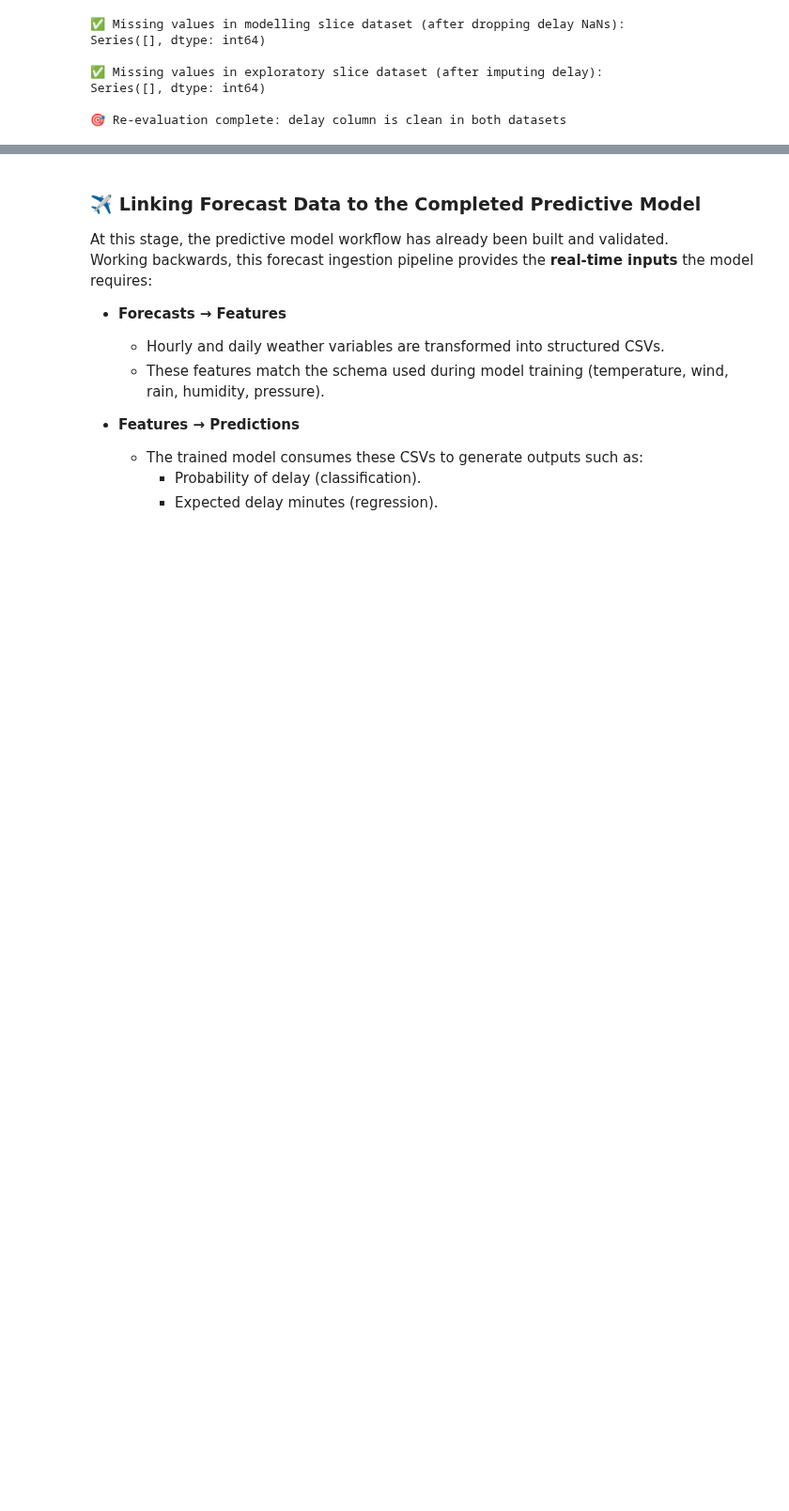
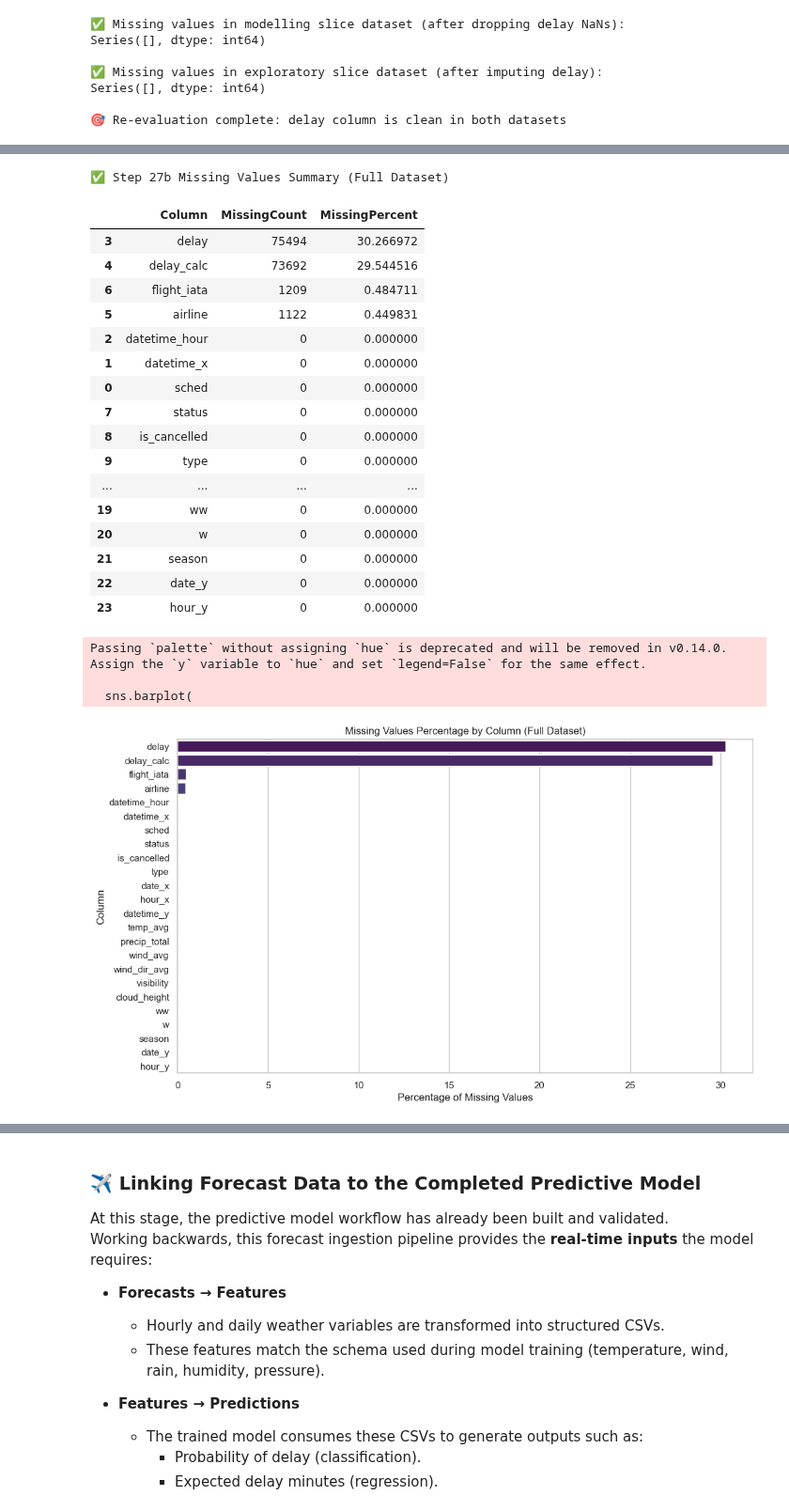
Before and after one commit to ECronin1973/programming-for-data-analytics, a Jupyter notebook: project/flight_reroute_dub.ipynb, the cells around one changed output, grey strips where cells are left out. Shown at 94% size. Saved outputs shown, nothing was run; the diff lists cells and outputs as text; code cells hidden in the pictures; blank space fills up the shorter version.

```diff
--- a/project/flight_reroute_dub.ipynb
+++ b/project/flight_reroute_dub.ipynb
@@ -3446,0 +3525,55 @@ Series([], dtype: int64)
+# %%
+# Step 27b – Missing Values Analysis (Full Dataset)
+import seaborn as sns
+import matplotlib.pyplot as plt
+
+# --- Reload full dataset for reproducibility ---
+merged_full = pd.read_csv("data/s27_merged_flights_weather.csv")
+
+# --- Build missing values summary ---
+missing_summary = (
+    merged_full.isna().sum()
+    .to_frame(name="MissingCount")
+    .reset_index()
+    .rename(columns={"index": "Column"})
+)
+missing_summary["MissingPercent"] = (
+    missing_summary["MissingCount"] / len(merged_full) * 100
+)
+
+print("✅ Step 27b Missing Values Summary (Full Dataset)")
+display(missing_summary.sort_values("MissingPercent", ascending=False))
+
+# --- Visualise missingness ---
+plt.figure(figsize=(12,7))
+sns.barplot(
+    data=missing_summary.sort_values("MissingPercent", ascending=False),
+    x="MissingPercent", y="Column", palette="viridis"
+)
+plt.title("Missing Values Percentage by Column (Full Dataset)")
+plt.xlabel("Percentage of Missing Values")
+plt.ylabel("Column")
+plt.show()
+# %% [output]
+✅ Step 27b Missing Values Summary (Full Dataset)
+|  | Column | MissingCount | MissingPercent |
+| 3 | delay | 75494 | 30.266972 |
+| 4 | delay_calc | 73692 | 29.544516 |
+| 6 | flight_iata | 1209 | 0.484711 |
+| 5 | airline | 1122 | 0.449831 |
+| 2 | datetime_hour | 0 | 0.000000 |
+| 1 | datetime_x | 0 | 0.000000 |
+| 0 | sched | 0 | 0.000000 |
+| 7 | status | 0 | 0.000000 |
+| 8 | is_cancelled | 0 | 0.000000 |
+| 9 | type | 0 | 0.000000 |
+| ... | ... | ... | ... |
+| 19 | ww | 0 | 0.000000 |
+| 20 | w | 0 | 0.000000 |
+| 21 | season | 0 | 0.000000 |
+| 22 | date_y | 0 | 0.000000 |
+| 23 | hour_y | 0 | 0.000000 |
+Passing `palette` without assigning `hue` is deprecated and will be removed in v0.14.0. Assign the `y` variable to `hue` and set `legend=False` for the same effect.
+
+  sns.barplot(
+[figure, added]
```
Also changed, not shown: parts of 15 cells of this notebook, 4 other files.
